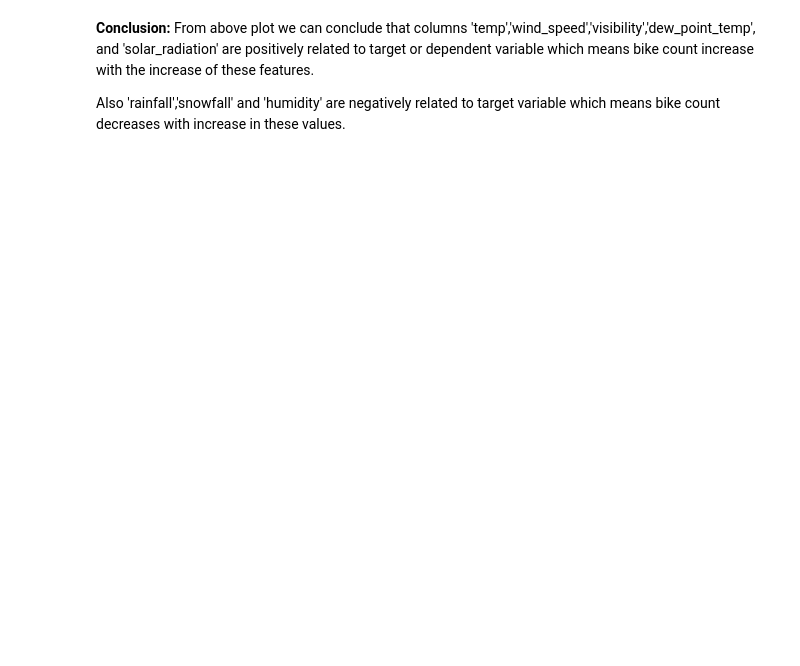
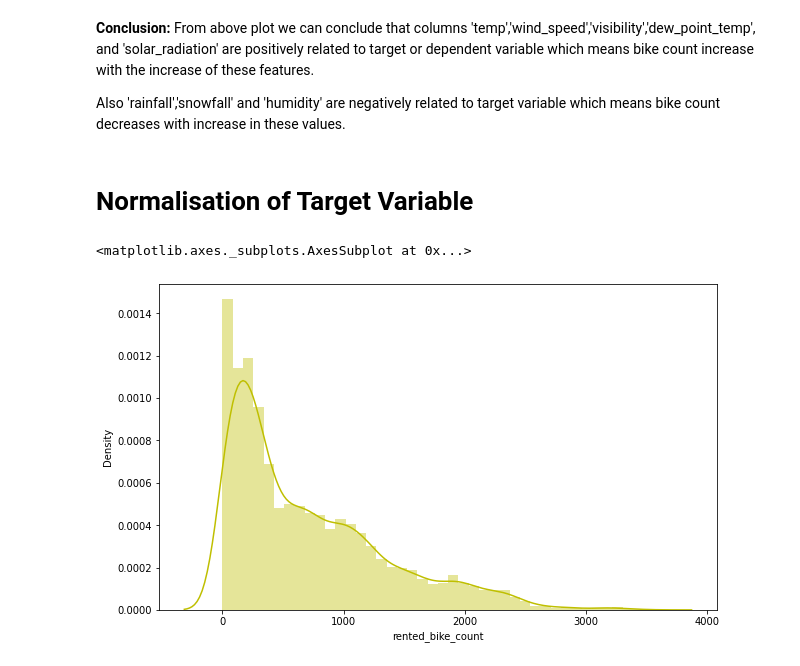
Before and after one commit to mmishra1092/Bike-Sharing-Demand-Prediction, a Jupyter notebook: MAYANK_MISHRA_Bike_Sharing_Demand_Prediction_Capstone_Project.ipynb, the cells around one changed output. Drawn from its saved outputs; the diff is of its cells as text; code cells hidden in the pictures; blank space fills up the shorter version.

```diff
--- a/MAYANK_MISHRA_Bike_Sharing_Demand_Prediction_Capstone_Project.ipynb
+++ b/MAYANK_MISHRA_Bike_Sharing_Demand_Prediction_Capstone_Project.ipynb
@@ -404,3 +411,12 @@ for col in numeric_features:
 **Conclusion:** From above plot we can conclude that columns 'temp','wind_speed','visibility','dew_point_temp', and 'solar_radiation' are positively related to target or dependent variable which means bike count increase with the increase of these features.
 
 Also 'rainfall','snowfall' and 'humidity' are negatively related to target variable which means bike count decreases with increase in these values.
+# %% [markdown]
+# Normalisation of Target Variable
+# %%
+# Distribution plot to check the skewness
+plt.figure(figsize=(10,6))
+sns.distplot(bike_data_df['rented_bike_count'],color="y")
+# %% [output]
+<matplotlib.axes._subplots.AxesSubplot at 0x...>
+[figure, added]
```
Also changed, not shown: parts of 66 cells of this notebook.
